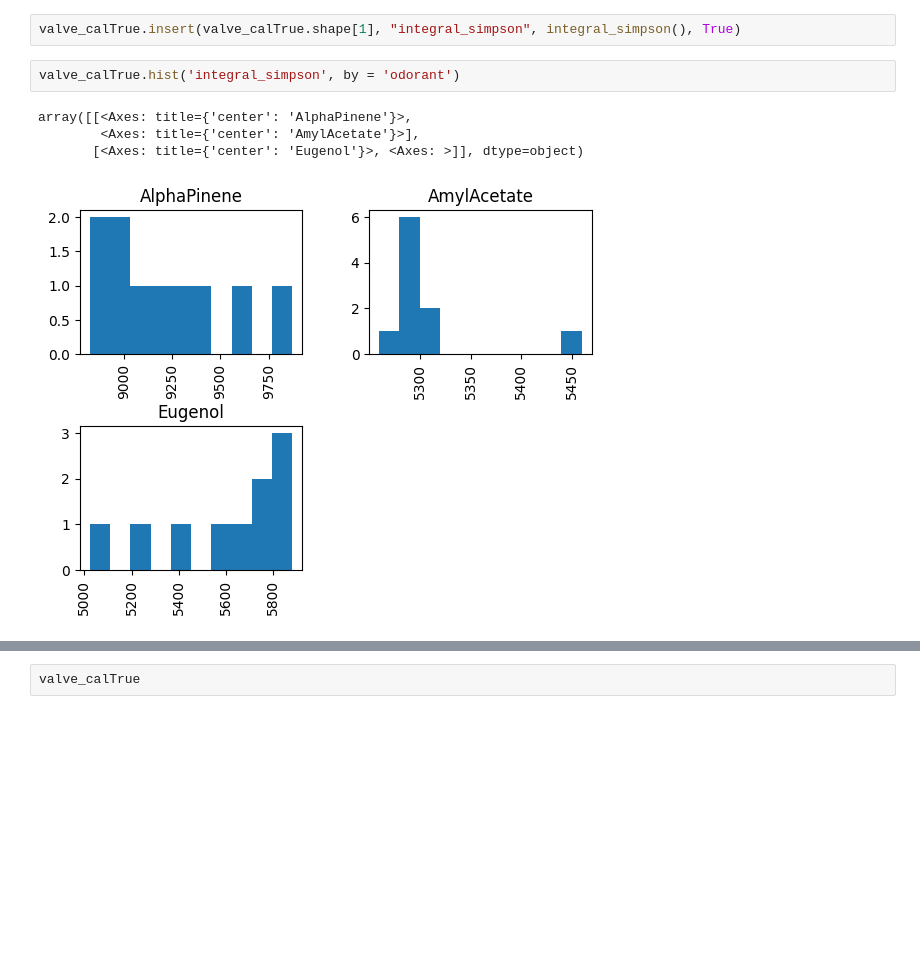
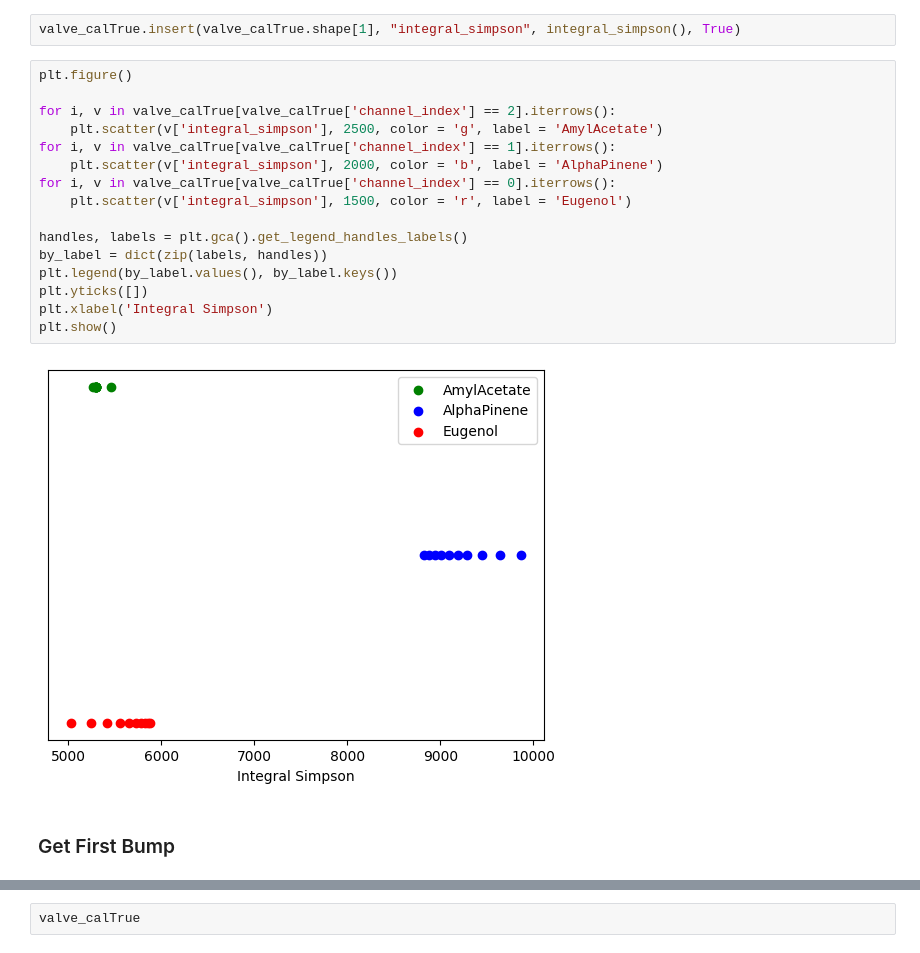
Before and after one commit to AllenNeuralDynamics/aind-behavior-rig-calibration, a Jupyter notebook: examples/olfacto_second_attempt.ipynb, the cells around one changed output, grey strips where cells are left out. Saved outputs shown, nothing was run; the diff lists cells and outputs as text; blank space fills up the shorter version.

```diff
--- a/examples/olfacto_second_attempt.ipynb
+++ b/examples/olfacto_second_attempt.ipynb
@@ -494,10 +462,23 @@ def integral_simpson():
     return output_list
 # %%
 valve_calTrue.insert(valve_calTrue.shape[1], "integral_simpson", integral_simpson(), True)
-# %%
-valve_calTrue.hist('integral_simpson', by = 'odorant')
-# %% [output]
-array([[<Axes: title={'center': 'AlphaPinene'}>,
-        <Axes: title={'center': 'AmylAcetate'}>],
-       [<Axes: title={'center': 'Eugenol'}>, <Axes: >]], dtype=object)
-[figure, removed]
+# %%
+plt.figure()
+
+for i, v in valve_calTrue[valve_calTrue['channel_index'] == 2].iterrows():
+    plt.scatter(v['integral_simpson'], 2500, color = 'g', label = 'AmylAcetate')
+for i, v in valve_calTrue[valve_calTrue['channel_index'] == 1].iterrows():
+    plt.scatter(v['integral_simpson'], 2000, color = 'b', label = 'AlphaPinene')
+for i, v in valve_calTrue[valve_calTrue['channel_index'] == 0].iterrows():
+    plt.scatter(v['integral_simpson'], 1500, color = 'r', label = 'Eugenol')
+
+handles, labels = plt.gca().get_legend_handles_labels()
+by_label = dict(zip(labels, handles))
+plt.legend(by_label.values(), by_label.keys())
+plt.yticks([])
+plt.xlabel('Integral Simpson')
+plt.show()
+# %% [output]
+[figure, added]
+# %% [markdown]
+### Get First Bump
```
Also changed, not shown: parts of 20 cells of this notebook.
